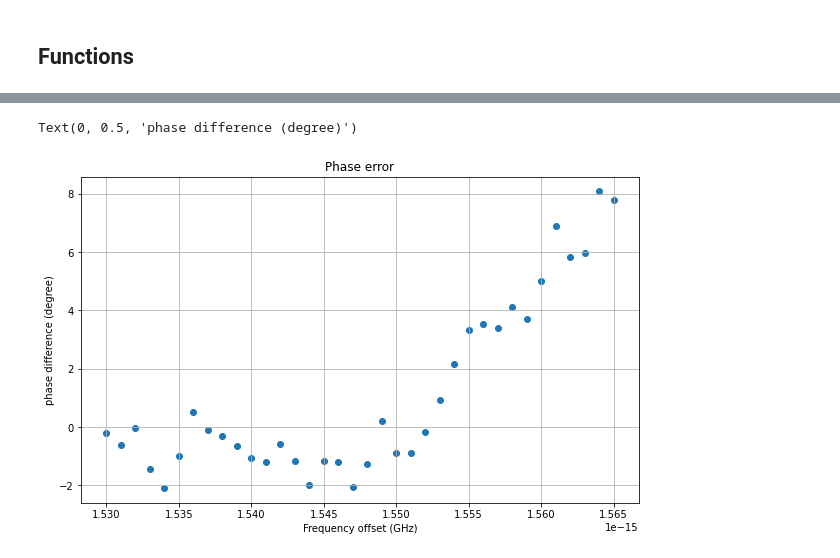
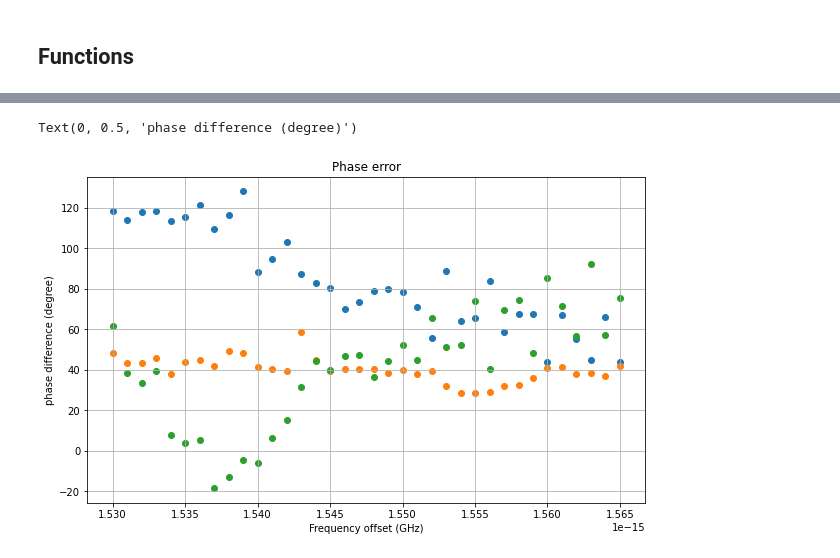
Before and after one commit to CaioRodrigues200/Photonics-training, a Jupyter notebook: Projects/Hybrid4x4/InterconnectFiles/MMI4x4_Interconnect.ipynb, the cells around one changed output, grey strips where cells are left out. Saved outputs shown, nothing was run; the diff lists cells and outputs as text; code cells hidden in the pictures.

```diff
--- a/Projects/Hybrid4x4/InterconnectFiles/MMI4x4_Interconnect.ipynb
+++ b/Projects/Hybrid4x4/InterconnectFiles/MMI4x4_Interconnect.ipynb
@@ -13,19 +13,19 @@ import scipy.optimize
 ###############################################################
 # LINUX PATH
 
-# sys.path.append("/opt/lumerical/v221/api/python") #Default linux lumapi path
-# import lumapi
-# sys.path.append(os.path.dirname('/home/fotonica04/Documentos/GitHub/Photonics-training/Projects/Hybrid4x4/SimulationFiles')) #Current directory
+sys.path.append("/opt/lumerical/v221/api/python") #Default linux lumapi path
+import lumapi
+sys.path.append(os.path.dirname('/home/fotonica04/Documentos/GitHub/Photonics-training/Projects/Hybrid4x4/InterconnectFiles')) #Current directory
 
 
 ###############################################################
 # WINDOWS PATH
 
-spec_win = importlib.util.spec_from_file_location('lumapi', 'C:\\Program Files\\Lumerical\\v202\\api\\python\\lumapi.py')
-lumapi = importlib.util.module_from_spec(spec_win)
-os.add_dll_directory("C:/Program Files/Lumerical/v202/api/python")
-sys.path.append(os.path.dirname('C:/Users/Caio/Documents/GitHub/Photonics-training/Projects/Hybrid4x4/InterconnectFiles/'))
-spec_win.loader.exec_module(lumapi)
+# spec_win = importlib.util.spec_from_file_location('lumapi', 'C:\\Program Files\\Lumerical\\v202\\api\\python\\lumapi.py')
+# lumapi = importlib.util.module_from_spec(spec_win)
+# os.add_dll_directory("C:/Program Files/Lumerical/v202/api/python")
+# sys.path.append(os.path.dirname('C:/Users/Caio/Documents/GitHub/Photonics-training/Projects/Hybrid4x4/InterconnectFiles/'))
+# spec_win.loader.exec_module(lumapi)
 # %% [markdown]
 ## Lumapi init
 # %%
@@ -128,11 +140,21 @@ print(fit_QP['amp'])
 # %%
 c = 299792458
 CFreqArray = np.arange(1530e-9 , 1565e-9, 1e-9)
+LaserArray = np.arange(0.25e-9 , 20e-9, 0.25e-9) # Prototype Laser Array
 PError = np.zeros(len(CFreqArray))
+PError2 = np.zeros(len(CFreqArray))
+PError3 = np.zeros(len(CFreqArray))
+
+DebugIP = np.zeros((len(LaserArray)+1 , len(CFreqArray)))
+DebugIN = np.zeros((len(LaserArray)+1 , len(CFreqArray)))
+DebugQP = np.zeros((len(LaserArray)+1 , len(CFreqArray)))
+DebugQN = np.zeros((len(LaserArray)+1 , len(CFreqArray)))
 
 for j in range(len(CFreqArray)):
     LaserArray = np.arange(CFreqArray[j]+0.25e-9 , CFreqArray[j]+20e-9, 0.25e-9)
     PhaseArray = np.zeros((len(LaserArray)))
+    PhaseArray2 = np.zeros((len(LaserArray)))
+    PhaseArray3 = np.zeros((len(LaserArray)))
     FreqArray = abs(c/LaserArray - c/CFreqArray[j])
     mmi.switchtodesign()
     mmi.setnamed("CWL_2","frequency",c/CFreqArray[j])
@@ -146,33 +168,69 @@ for j in range(len(CFreqArray)):
         Result_IP = mmi.getresult('OSC_2', 'signal')
         Result_QN = mmi.getresult('OSC_3', 'signal')
         Result_QP = mmi.getresult('OSC_4', 'signal')
         time = Result_IN['time']
 
         IN = np.ndarray.flatten(Result_IN['amplitude (a.u.)'])
         IP = np.ndarray.flatten(Result_IP['amplitude (a.u.)'])
         QN = np.ndarray.flatten(Result_QN['amplitude (a.u.)'])
         QP = np.ndarray.flatten(Result_QP['amplitude (a.u.)'])
         t = np.ndarray.flatten(time)
 
         fit_IN = fit_sin(t, IN)
         fit_IP = fit_sin(t, IP)
         fit_QN = fit_sin(t, QN)
         fit_QP = fit_sin(t, QP)
 
         IPhase = fit_IP['phase']*180/np.pi
-        QPhase = fit_QN['phase']*180/np.pi
+        QPhase = fit_QP['phase']*180/np.pi
+        IPhase2 = fit_IN['phase']*180/np.pi
+        QPhase2 = fit_QN['phase']*180/np.pi
 
-        PhaseArray[i] = abs(90 - abs(QPhase - IPhase))
+        # Debug Matrices
+        DebugIP[i,j] = IPhase
+        DebugIN[i,j] = IPhase2
+        DebugQP[i,j] = QPhase
+        DebugQN[i,j] = QPhase2
+
+        # Verify if amplitude is negative
+        if(fit_IP['amp'] < 0):
+            IPhase = IPhase + 180
+        if(fit_QP['amp'] < 0):
+            QPhase = QPhase + 180
+        if(fit_IN['amp'] < 0):
+            IPhase2 = IPhase2 + 180
+        if(fit_QN['amp'] < 0):
+            QPhase2 = QPhase2 + 180
+
+        # Offset 360
+        if(IPhase < 0):
+            IPhase = IPhase + 360
+        if(QPhase < 0):
+            QPhase = QPhase + 360
+        if(IPhase2 < 0):
+            IPhase2 = IPhase2 + 360
+        if(QPhase2 < 0):
+            QPhase2 = QPhase2 + 360
+
+        PhaseArray[i] = abs(90 - abs(QPhase2 - IPhase))
+        PhaseArray2[i] = abs(90 - abs(IPhase - QPhase))
+        PhaseArray3[i] = abs(180 - abs(IPhase - IPhase2))
 
     linepoly = np.polyfit(FreqArray*1e-9,PhaseArray,1)
+    linepoly2 = np.polyfit(FreqArray*1e-9,PhaseArray2,1)
+    linepoly3 = np.polyfit(FreqArray*1e-9,PhaseArray3,1)
     PError[j] = linepoly[1]
+    PError2[j] = linepoly2[1]
+    PError3[j] = linepoly3[1]
 
 fig = plt.figure(figsize = (10, 6))
 plt.scatter(CFreqArray*1e-9,PError)
+plt.scatter(CFreqArray*1e-9,PError2)
+plt.scatter(CFreqArray*1e-9,PError3)
 plt.grid(True)
 plt.title('Phase error')
 plt.xlabel('Frequency offset (GHz)')
 plt.ylabel('phase difference (degree)')
 # %% [output]
 Text(0, 0.5, 'phase difference (degree)')
-[figure, old version]
+[figure, new version]
```
Also changed, not shown: parts of 7 cells of this notebook, 6 other files.
